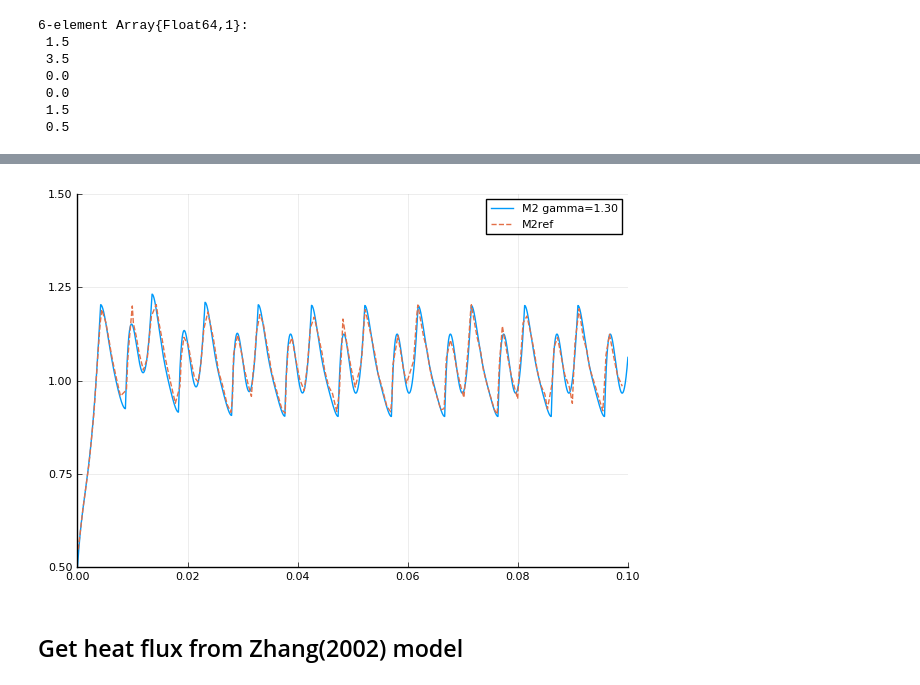
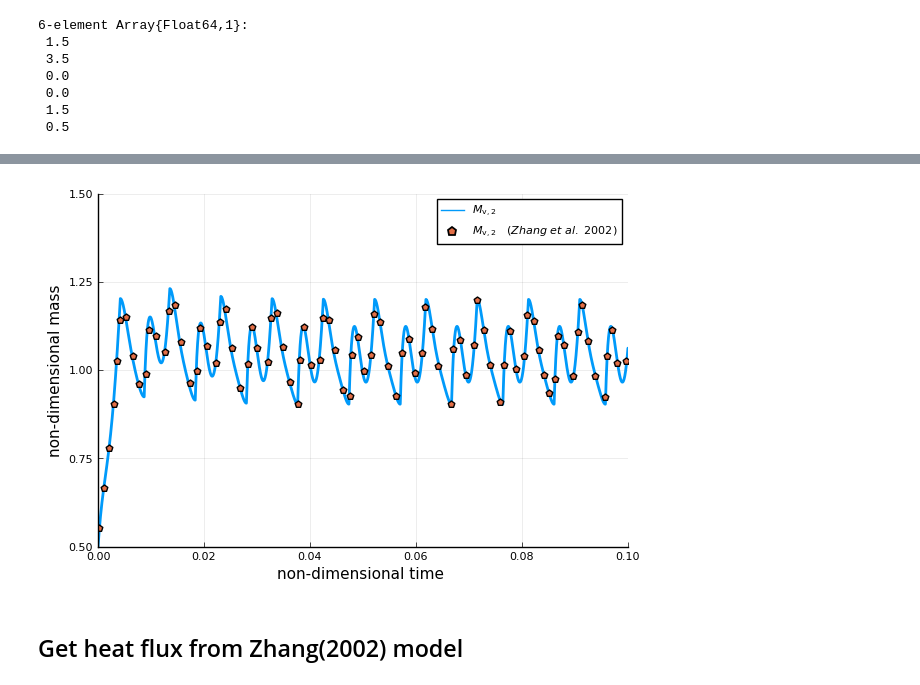
Before and after one commit to liyuxuan48/OneDThermalFlow, a Jupyter notebook: examples/U shape PHP dynamics.ipynb, the cells around one changed output, grey strips where cells are left out. Saved outputs shown, nothing was run; the diff lists cells and outputs as text; code cells hidden in the pictures.

```diff
--- a/examples/U shape PHP dynamics.ipynb
+++ b/examples/U shape PHP dynamics.ipynb
@@ -169,10 +176,10 @@ savefig("M1.pdf")
 # %%
-M1refmatrix = readdlm("M2.txt", ',', Float64)
-plot(result1.t,result1.M[2],label="M2 gamma=1.30")
-plot!(M1refmatrix[:,1],M1refmatrix[:,2], line=:dash, label="M2ref",xlim=(0.0,0.1),ylim=(0.5,1.5))
-savefig("M2.pdf")
+M2refmatrix = readdlm("M2.txt", ',', Float64)
+plot(result1.t,result1.M[2], linewidth=2.0, label="\$M_{\\mathrm{v},2}\$")
+plot!(M2refmatrix[1:1:end,1],M2refmatrix[1:1:end,2], linewidth=0.0, marker=(:pentagon, 5), label="\$M_{\\mathrm{v},2} \\quad( Zhang \\ et \\ al. \\ 2002) \$",xlim=(0.0,0.1),ylim=(0.5,1.5),xlabel="non-dimensional time ",ylabel="non-dimensional mass")
+savefig("UtubeM2.pdf")
 # %% [output]
-[figure, old version]
+[figure, new version]
 # %% [markdown]
 ## Get heat flux from Zhang(2002) model
 # %%
```
Also changed, not shown: parts of 5 cells of this notebook, 2 other files.
